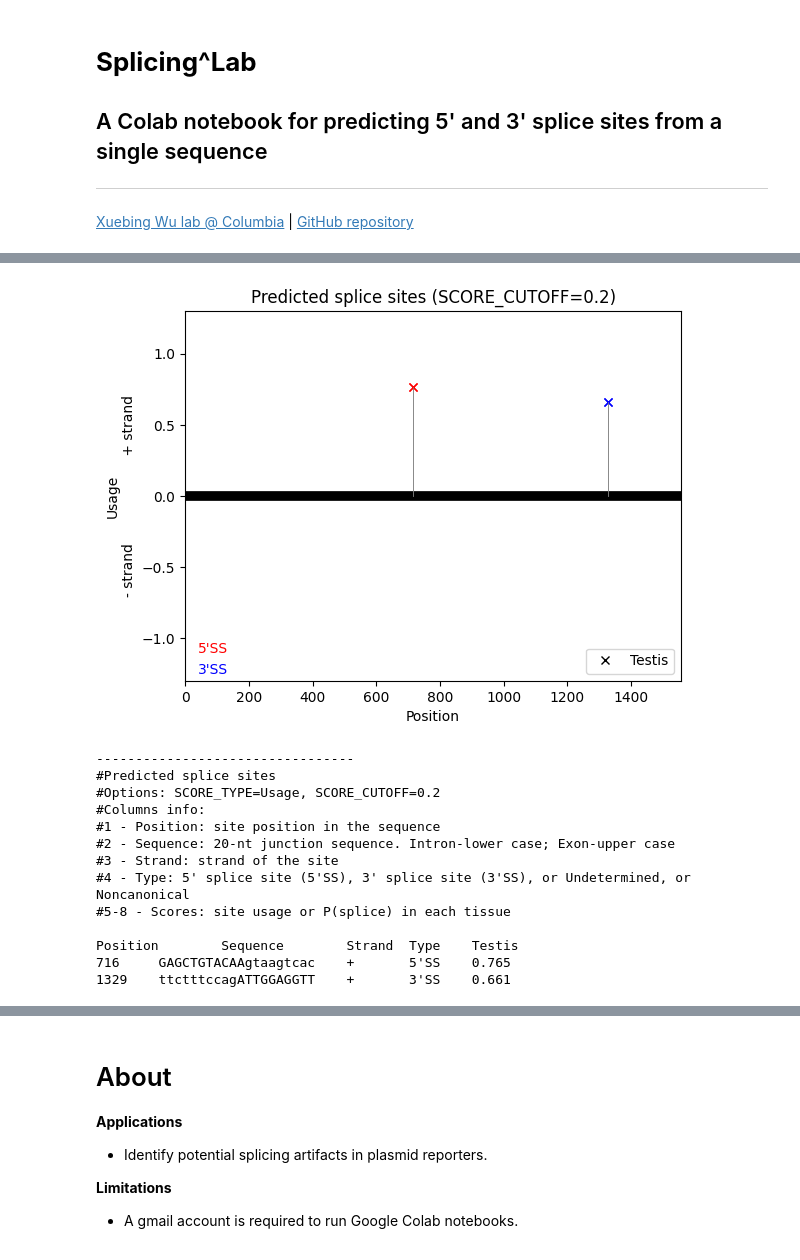
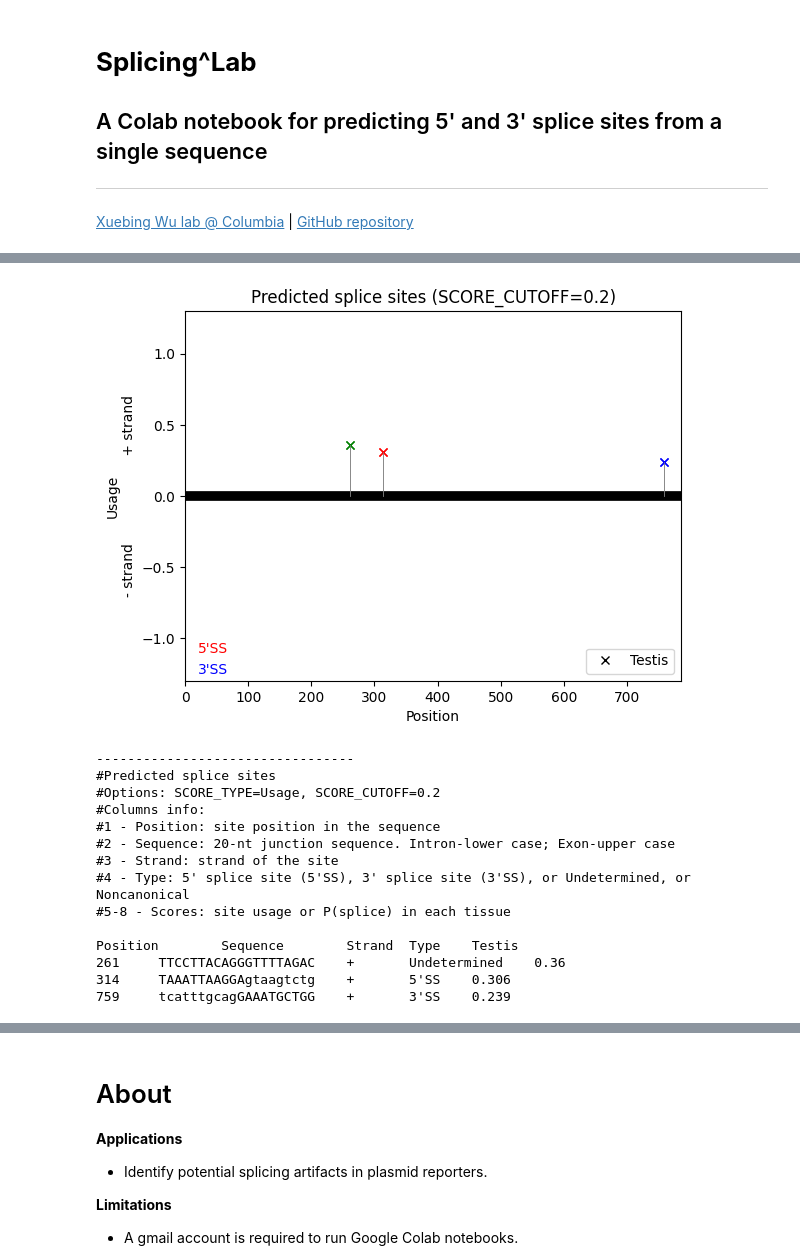
Before and after one commit to xuebingwu/Pangolin, a Jupyter notebook: scan.ipynb, the cells around one changed output, grey strips where cells are left out. Saved outputs shown, nothing was run; the diff lists cells and outputs as text; code cells hidden in the pictures.

```diff
--- a/scan.ipynb
+++ b/scan.ipynb
@@ -31,7 +31,7 @@ class bcolors:
     UNDERLINE = '\033[4m'
 
 ########## input
-INPUT = "EGFP + CENPB 3' UTR reporter"#@param ["ACTB pre-mRNA", "GAPDH pre-mRNA", "EGFP + CENPB 3' UTR reporter","SMN2 exon 7"] {allow-input: true}
+INPUT = "SMN2 exon 7"#@param ["ACTB pre-mRNA", "GAPDH pre-mRNA", "EGFP + CENPB 3' UTR reporter","SMN2 exon 7"] {allow-input: true}
 #INPUT = "Paste your sequence or select a sample sequence (default: ACTB pre-mRNA)"#@param ["ACTB pre-mRNA", "GAPDH pre-mRNA", "EGFP + CENPB 3' UTR reporter"] {allow-input: true}
 
 #@markdown - To run: click `Runtime` -> `Run all` in the menu bar, or click the triangle play/run button on the left
@@ -416,4 +416,4 @@ OUTPUT
-[figure, old version]
+[figure, new version]
 ---------------------------------
 #Predicted splice sites
 #Options: SCORE_TYPE=Usage, SCORE_CUTOFF=0.2
@@ -425,8 +425,9 @@ OUTPUT
 #5-8 - Scores: site usage or P(splice) in each tissue
 
 Position        Sequence        Strand  Type    Testis
-716     GAGCTGTACAAgtaagtcac    +       5'SS    0.765
-1329    ttctttccagATTGGAGGTT    +       3'SS    0.661
+261     TTCCTTACAGGGTTTTAGAC    +       Undetermined    0.36
+314     TAAATTAAGGAgtaagtctg    +       5'SS    0.306
+759     tcatttgcagGAAATGCTGG    +       3'SS    0.239
 [interactive output not drawn]
 [interactive output not drawn]
 # %%
```
Also changed, not shown: parts of 6 cells of this notebook.
